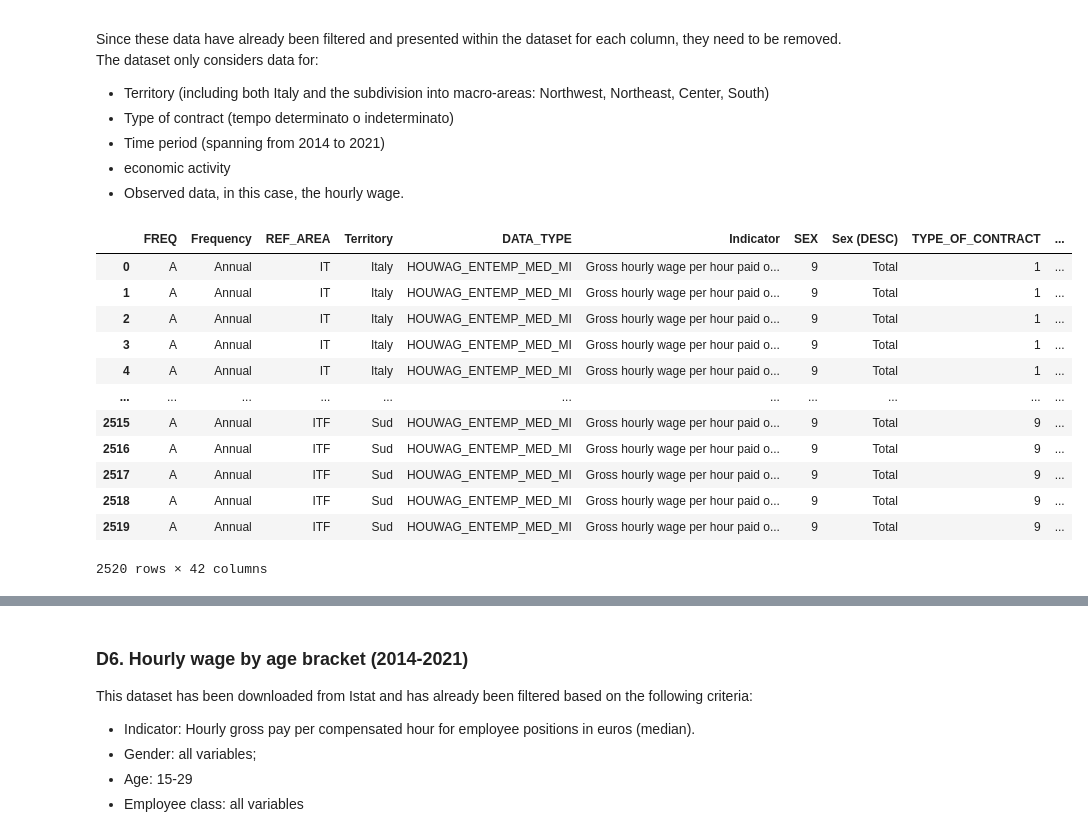
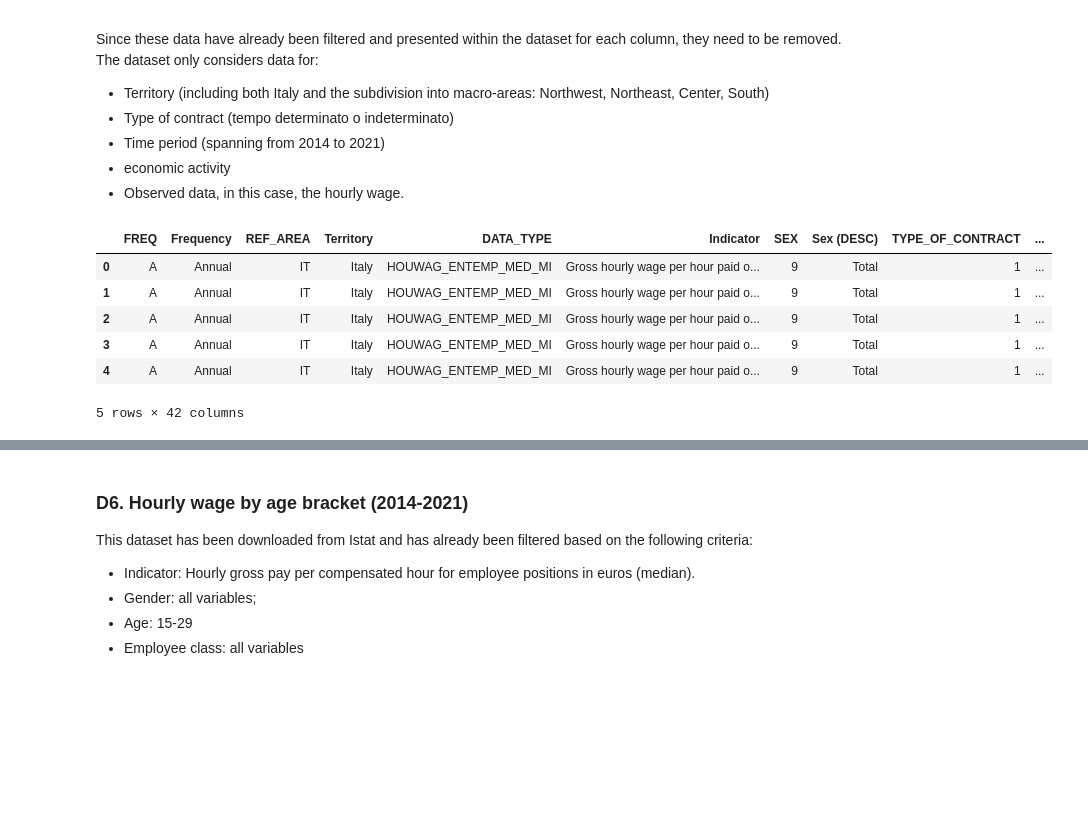
Before and after one commit to giorgiacrosilla/cif, a Jupyter notebook: datasets/cleaning_istat.ipynb, the cells around one changed output, grey strips where cells are left out. Saved outputs shown, nothing was run; the diff lists cells and outputs as text; code cells hidden in the pictures; blank space fills up the shorter version.

```diff
--- a/datasets/cleaning_istat.ipynb
+++ b/datasets/cleaning_istat.ipynb
@@ -351,24 +303,15 @@ Since these data have already been filtered and presented within the dataset for
 - economic activity
 - Observed data, in this case, the hourly wage.
 # %%
-import pandas as pd
+original = pd.read_csv("../datasets/tipo_contratto/Kind of labour contract (IT1,533_957_DF_DCSC_RACLI_4,1.0).csv", encoding="utf-8" ,sep=";")
 
-# Read the CSV file
-original = pd.read_csv("C:/Users/crosi/Documents/GitHub/cif/datasets/tipo_contratto/Kind of labour contract (IT1,533_957_DF_DCSC_RACLI_4,1.0).csv", encoding="utf-8" ,sep=";")
-
-original
+original.head(5)
 # %% [output]
 |  | FREQ | Frequency | REF_AREA | Territory | DATA_TYPE | Indicator | SEX | Sex (DESC) | TYPE_OF_CONTRACT | ... |
 | 0 | A | Annual | IT | Italy | HOUWAG_ENTEMP_MED_MI | Gross hourly wage per hour paid o... | 9 | Total | 1 | ... |
 | 1 | A | Annual | IT | Italy | HOUWAG_ENTEMP_MED_MI | Gross hourly wage per hour paid o... | 9 | Total | 1 | ... |
 | 2 | A | Annual | IT | Italy | HOUWAG_ENTEMP_MED_MI | Gross hourly wage per hour paid o... | 9 | Total | 1 | ... |
 | 3 | A | Annual | IT | Italy | HOUWAG_ENTEMP_MED_MI | Gross hourly wage per hour paid o... | 9 | Total | 1 | ... |
 | 4 | A | Annual | IT | Italy | HOUWAG_ENTEMP_MED_MI | Gross hourly wage per hour paid o... | 9 | Total | 1 | ... |
-| ... | ... | ... | ... | ... | ... | ... | ... | ... | ... | ... |
-| 2515 | A | Annual | ITF | Sud | HOUWAG_ENTEMP_MED_MI | Gross hourly wage per hour paid o... | 9 | Total | 9 | ... |
-| 2516 | A | Annual | ITF | Sud | HOUWAG_ENTEMP_MED_MI | Gross hourly wage per hour paid o... | 9 | Total | 9 | ... |
-| 2517 | A | Annual | ITF | Sud | HOUWAG_ENTEMP_MED_MI | Gross hourly wage per hour paid o... | 9 | Total | 9 | ... |
-| 2518 | A | Annual | ITF | Sud | HOUWAG_ENTEMP_MED_MI | Gross hourly wage per hour paid o... | 9 | Total | 9 | ... |
-| 2519 | A | Annual | ITF | Sud | HOUWAG_ENTEMP_MED_MI | Gross hourly wage per hour paid o... | 9 | Total | 9 | ... |
-2520 rows × 42 columns
+5 rows × 42 columns
 # %%
```
Also changed, not shown: parts of 14 cells of this notebook, 16 other files.
